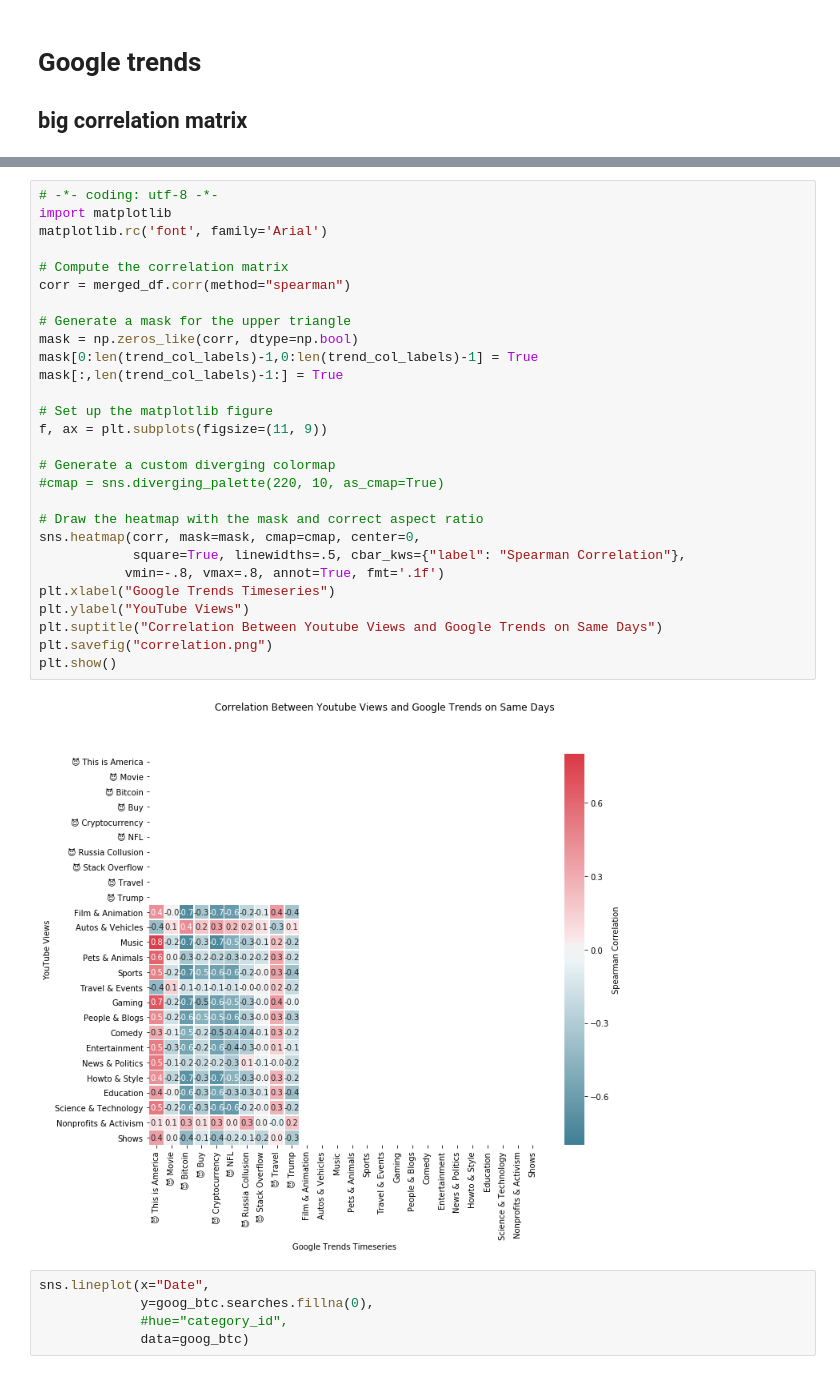
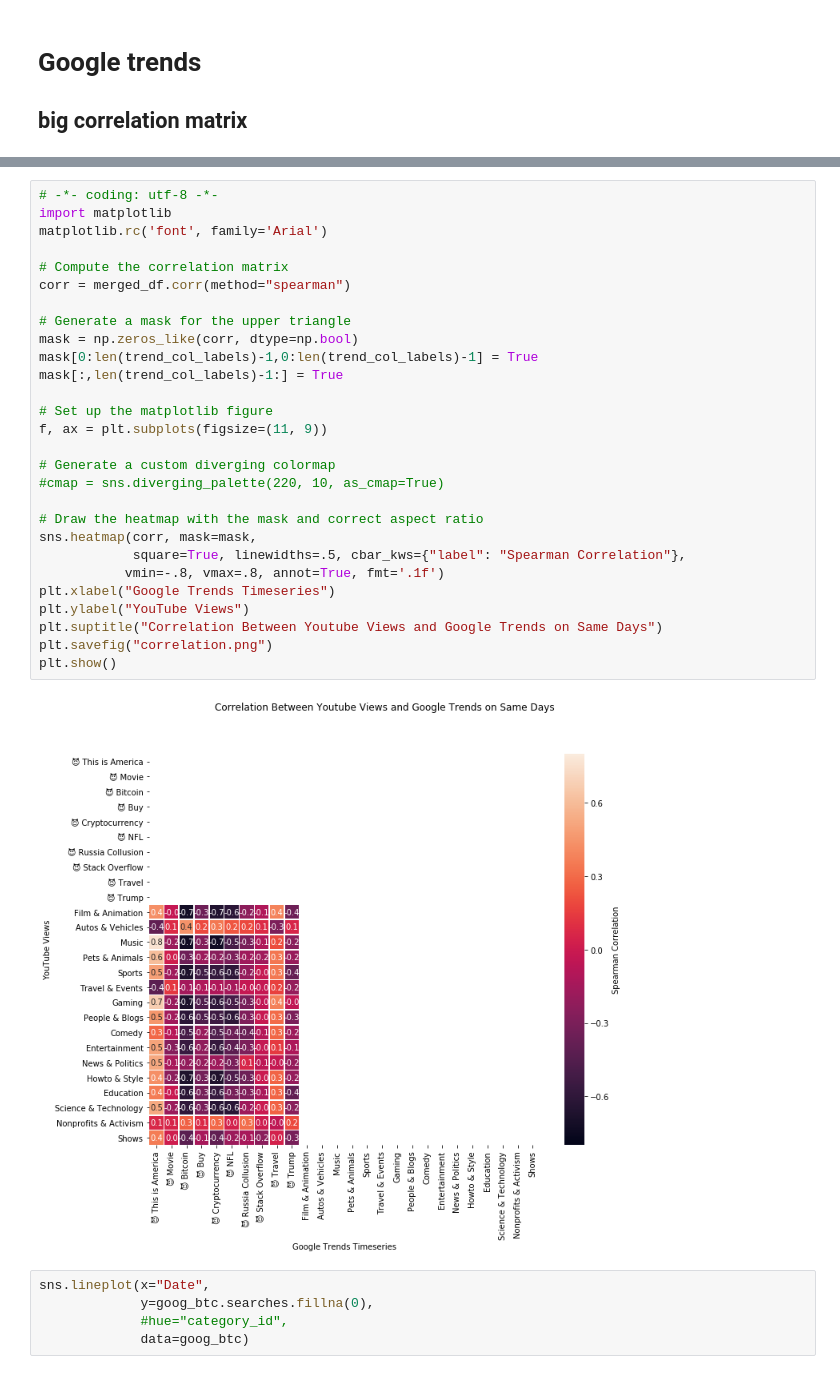
Before and after one commit to srive326/Youtube-forecasting, a Jupyter notebook: notebooks/goog_trends.ipynb, the cells around one changed output, grey strips where cells are left out. Drawn from its saved outputs; the diff is of its cells as text.

```diff
--- a/notebooks/goog_trends.ipynb
+++ b/notebooks/goog_trends.ipynb
@@ -185,33 +192,33 @@ merged_df = pd.merge(merged_df, views_wide_format, how='outer',
 # %%
 # -*- coding: utf-8 -*-
 import matplotlib
 matplotlib.rc('font', family='Arial')
 
 # Compute the correlation matrix
 corr = merged_df.corr(method="spearman")
 
 # Generate a mask for the upper triangle
 mask = np.zeros_like(corr, dtype=np.bool)
 mask[0:len(trend_col_labels)-1,0:len(trend_col_labels)-1] = True
 mask[:,len(trend_col_labels)-1:] = True
 
 # Set up the matplotlib figure
 f, ax = plt.subplots(figsize=(11, 9))
 
 # Generate a custom diverging colormap
 #cmap = sns.diverging_palette(220, 10, as_cmap=True)
 
 # Draw the heatmap with the mask and correct aspect ratio
-sns.heatmap(corr, mask=mask, cmap=cmap, center=0,
+sns.heatmap(corr, mask=mask,
             square=True, linewidths=.5, cbar_kws={"label": "Spearman Correlation"},
            vmin=-.8, vmax=.8, annot=True, fmt='.1f')
 plt.xlabel("Google Trends Timeseries")
 plt.ylabel("YouTube Views")
 plt.suptitle("Correlation Between Youtube Views and Google Trends on Same Days")
 plt.savefig("correlation.png")
 plt.show()
 # %% [output]
-[figure, old version]
+[figure, new version]
 # %%
 sns.lineplot(x="Date",
              y=goog_btc.searches.fillna(0),
```
Also changed, not shown: parts of 10 cells of this notebook.
